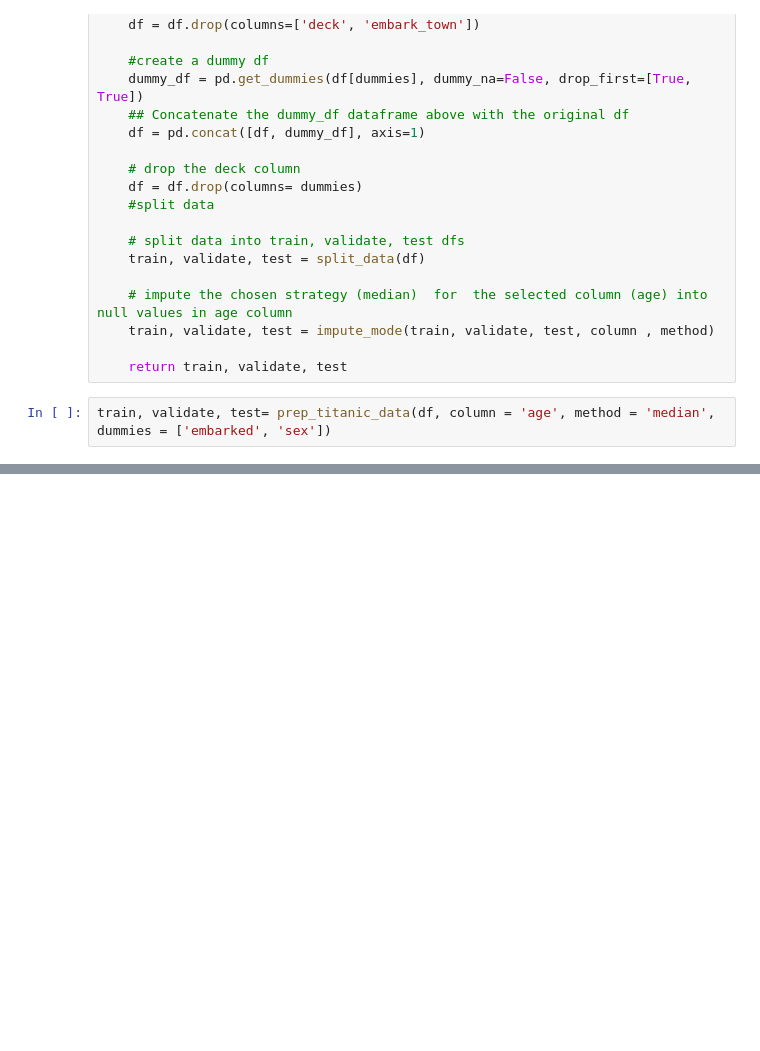
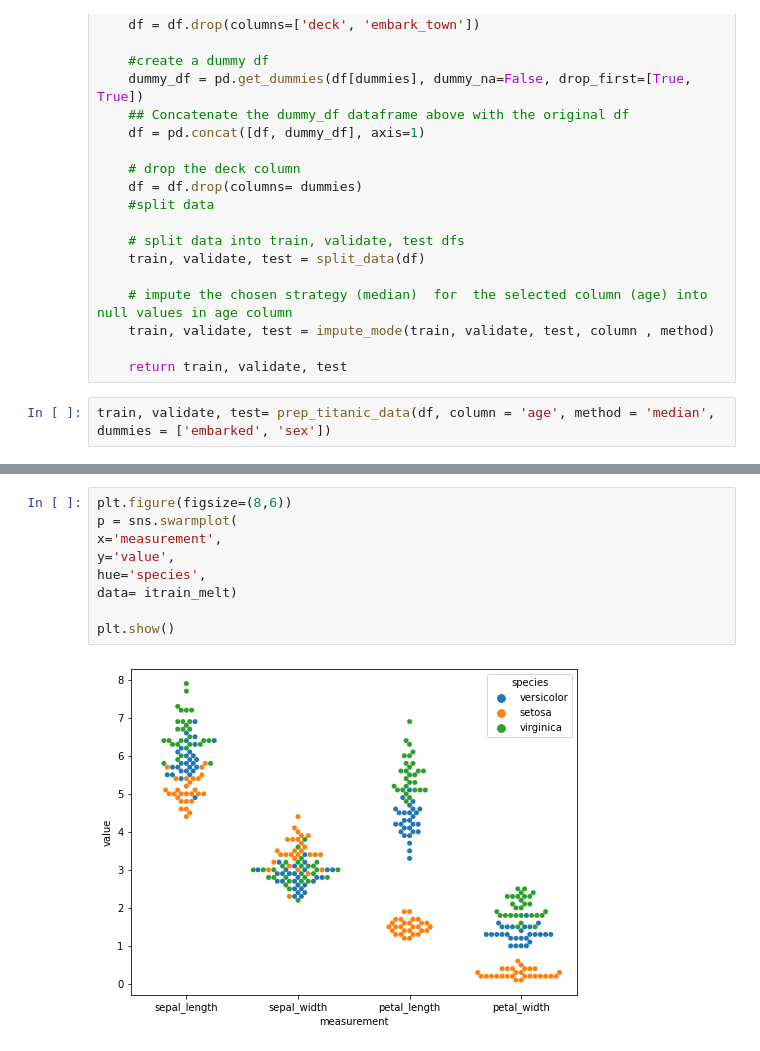
Before and after one commit to cindyvillanuevads/classification-exercises, a Jupyter notebook: classification_exercises.ipynb, the cells around one changed output, grey strips where cells are left out. Saved outputs shown, nothing was run; the diff lists cells and outputs as text; blank space fills up the shorter version.

```diff
--- a/classification_exercises.ipynb
+++ b/classification_exercises.ipynb
@@ -847,0 +942,11 @@ test -> (179, 13)
+# %%
+plt.figure(figsize=(8,6))
+p = sns.swarmplot(
+x='measurement',
+y='value',
+hue='species',
+data= itrain_melt)
+
+plt.show()
+# %% [output]
+[figure, added]
```
Also changed, not shown: parts of 110 cells of this notebook.
